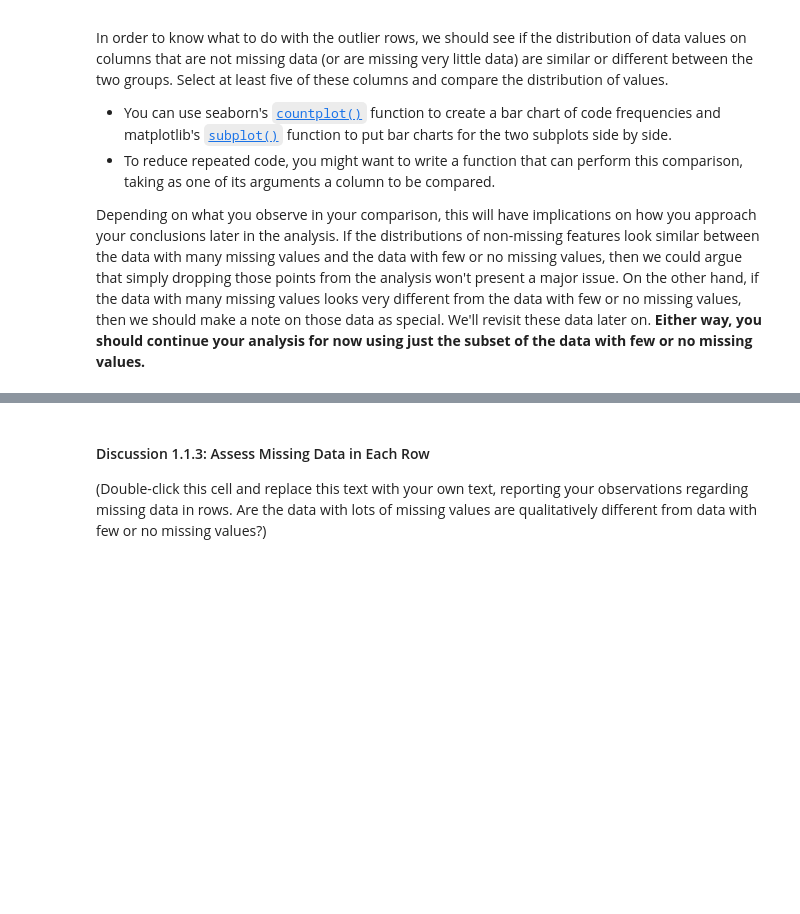
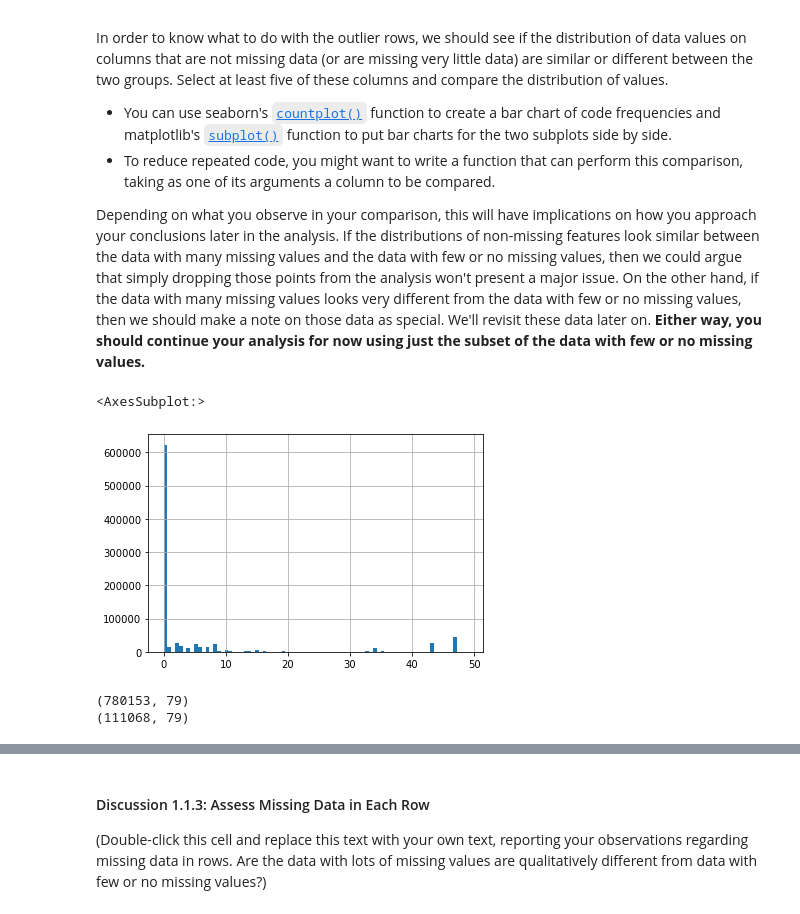
Before and after one commit to sstorm183/Unsupervised-Learning-Project, a Jupyter notebook: Identify_Customer_Segments.ipynb, the cells around one changed output, grey strips where cells are left out. Saved outputs shown, nothing was run; the diff lists cells and outputs as text; code cells hidden in the pictures; blank space fills up the shorter version.

Commit message:
Add files via upload
FEAT - Data Splitting and Plotting

```diff
--- a/Identify_Customer_Segments.ipynb
+++ b/Identify_Customer_Segments.ipynb
@@ -205,6 +205,11 @@ In order to know what to do with the outlier rows, we should see if the distribu
 Depending on what you observe in your comparison, this will have implications on how you approach your conclusions later in the analysis. If the distributions of non-missing features look similar between the data with many missing values and the data with few or no missing values, then we could argue that simply dropping those points from the analysis won't present a major issue. On the other hand, if the data with many missing values looks very different from the data with few or no missing values, then we should make a note on those data as special. We'll revisit these data later on. **Either way, you should continue your analysis for now using just the subset of the data with few or no missing values.**
 # %%
 # How much data is missing in each row of the dataset?
+nanCountRow = azdias.isnull().sum(axis=1)
+nanCountRow.hist(bins=80)
+# %% [output]
+<AxesSubplot:>
+[figure, added]
 # %%
 # Write code to divide the data into two subsets based on the number of missing
 # values in each row.
@@ -211,3 +226,12 @@ Depending on what you observe in your comparison, this will have implications on
 # %%
 # Compare the distribution of values for at least five columns where there are
 # no or few missing values, between the two subsets.
+azidasCleaned = azdias
+
+azidasCleaned, azidasOutliers = dataSplit(azidasCleaned, 10)
+
+print(azidasCleaned.shape)
+print(azidasOutliers.shape)
+# %% [output]
+(780153, 79)
+(111068, 79)
```
Also changed, not shown: parts of 5 cells of this notebook.
